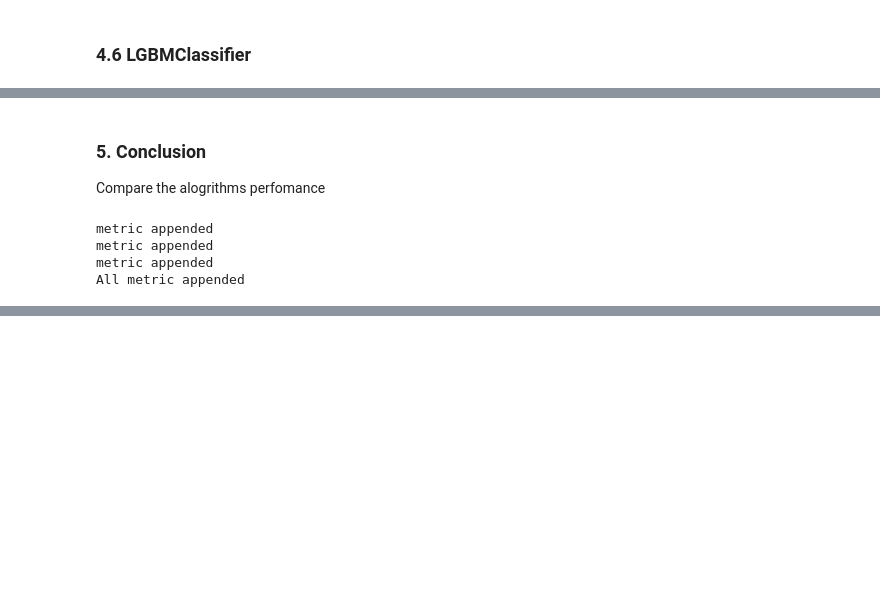
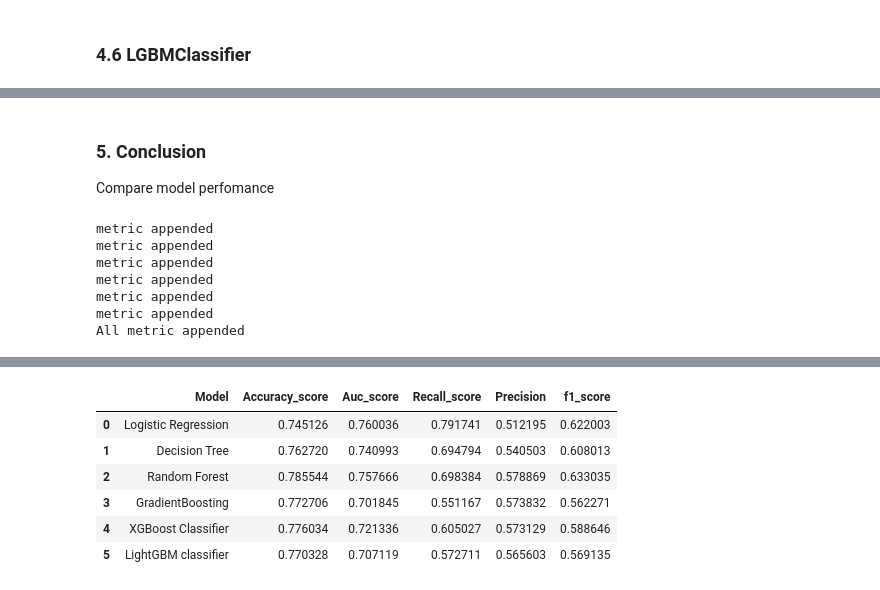
Before and after one commit to glingden/Customer-Churn-Prediction, a Jupyter notebook: Customer_churn_prediction.ipynb, the cells around one changed output, grey strips where cells are left out. Saved outputs shown, nothing was run; the diff lists cells and outputs as text; code cells hidden in the pictures; blank space fills up the shorter version.

```diff
--- a/Customer_churn_prediction.ipynb
+++ b/Customer_churn_prediction.ipynb
@@ -1007,6 +1038,6 @@ save_model(model_gbm, 'final_model_lightgbm')
 # %% [markdown]
 ### <a id="conclusion" style="text-decoration:none"> 5. Conclusion  </a>
-Compare the alogrithms perfomance
+Compare model perfomance
 # %%
 #dict to store all metrics
 model_metric = {"Model": [],
@@ -1047,14 +1078,17 @@ def compare_alg( model_name, model, test_feat, test_label):
     print('metric appended')
 # %%
 # call  compare_alg()
-model_list = [model_lr, model_dt, model_xgboost]
-model_name =['Logistic Regression', 'Decision Tree', 'XGBoost Classifier']
+model_list = [model_lr, model_dt, model_rf, model_gbm_boosting,  model_xgboost, model_lgbm]
+model_name =['Logistic Regression', 'Decision Tree', 'Random Forest','GradientBoosting','XGBoost Classifier','LightGBM classifier']
 
 for model, name in zip(model_list, model_name):
     compare_alg(name, model, test_features, test_labels)
 
 print('All metric appended')
 # %% [output]
+metric appended
+metric appended
+metric appended
 metric appended
 metric appended
 metric appended
@@ -1062,6 +1096,7 @@ All metric appended
 # %%
 #show(mertics) in table
 metric_df = pd.DataFrame(model_metric) # change into pandas dataframe
-table = ff.create_table(np.round(metric_df, 3)) #create tabel
-py.iplot(table)
+#table = ff.create_table(np.round(metric_df, 3)) #create tabel
+#py.iplot(table)
+metric_df
 # %% [output]
@@ -1068,0 +1103,7 @@ py.iplot(table)
+|  | Model | Accuracy_score | Auc_score | Recall_score | Precision | f1_score |
+| 0 | Logistic Regression | 0.745126 | 0.760036 | 0.791741 | 0.512195 | 0.622003 |
+| 1 | Decision Tree | 0.762720 | 0.740993 | 0.694794 | 0.540503 | 0.608013 |
+| 2 | Random Forest | 0.785544 | 0.757666 | 0.698384 | 0.578869 | 0.633035 |
+| 3 | GradientBoosting | 0.772706 | 0.701845 | 0.551167 | 0.573832 | 0.562271 |
+| 4 | XGBoost Classifier | 0.776034 | 0.721336 | 0.605027 | 0.573129 | 0.588646 |
+| 5 | LightGBM classifier | 0.770328 | 0.707119 | 0.572711 | 0.565603 | 0.569135 |
```
Also changed, not shown: parts of 15 cells of this notebook.
